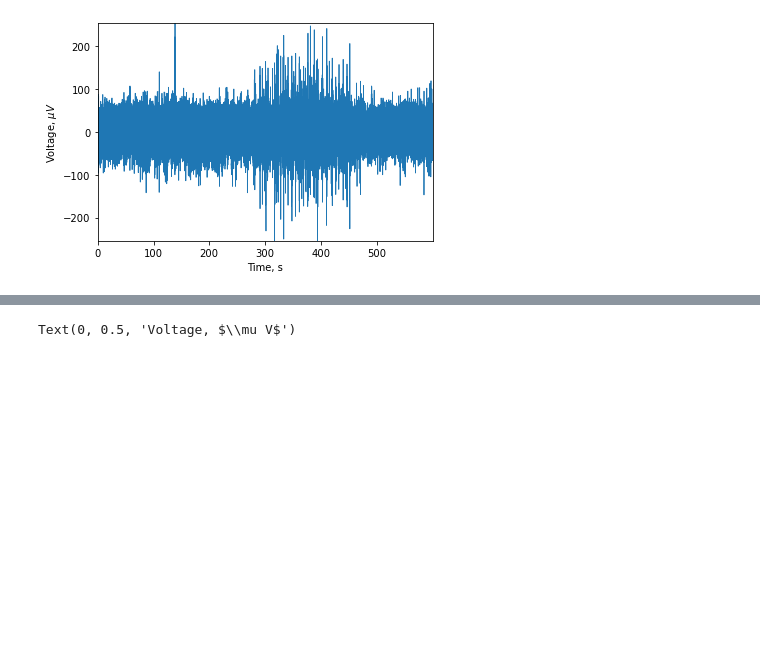
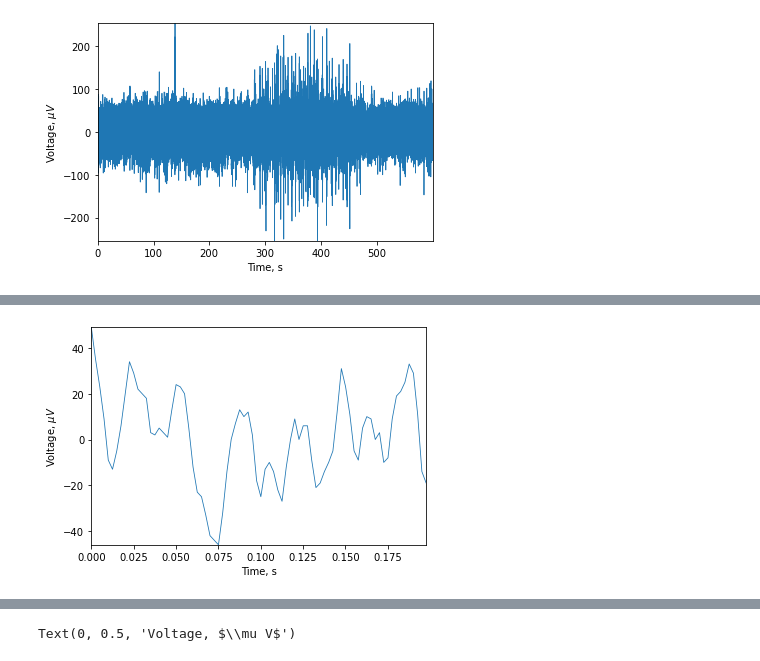
Before and after one commit to samisnotinsane/aes-kaggle-seizure-prediction, a Jupyter notebook: torch_loader.ipynb, the cells around one changed output, grey strips where cells are left out. Drawn from its saved outputs; the diff is of its cells as text; code cells hidden in the pictures; blank space fills up the shorter version.

```diff
--- a/torch_loader.ipynb
+++ b/torch_loader.ipynb
@@ -209,0 +230,12 @@ EEG.shape
+# %%
+# plot 0.2s
+N_02s = int(np.round(0.2 / (1/fs)))
+t_02s = np.arange(0, N_02s) / fs
+EEG = signal[0,0:N_02s]
+plt.plot(t_02s, EEG, linewidth=0.8) # plotting channel 1
+plt.xlabel('Time, s')
+plt.ylabel('Voltage, $\mu V$')
+plt.autoscale(tight=True)
+plt.show()
+# %% [output]
+[figure, added]
```
Also changed, not shown: parts of 7 cells of this notebook.
